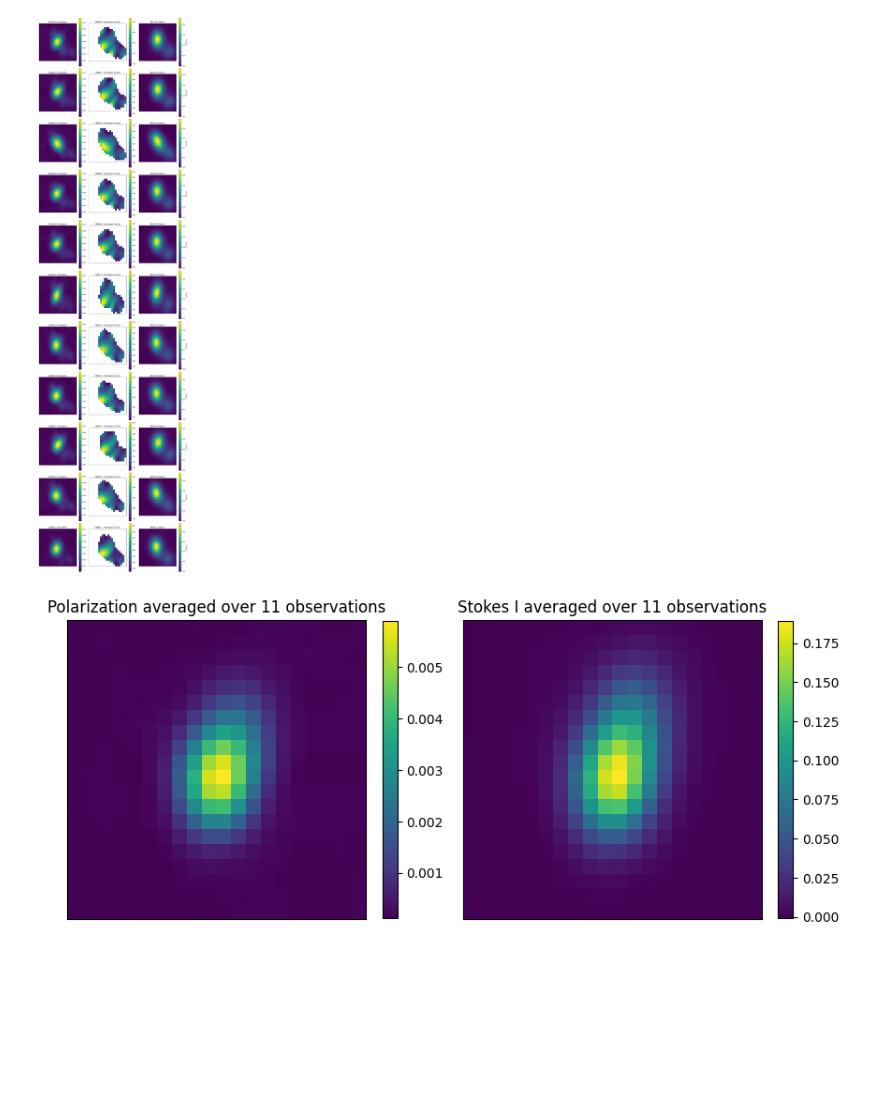
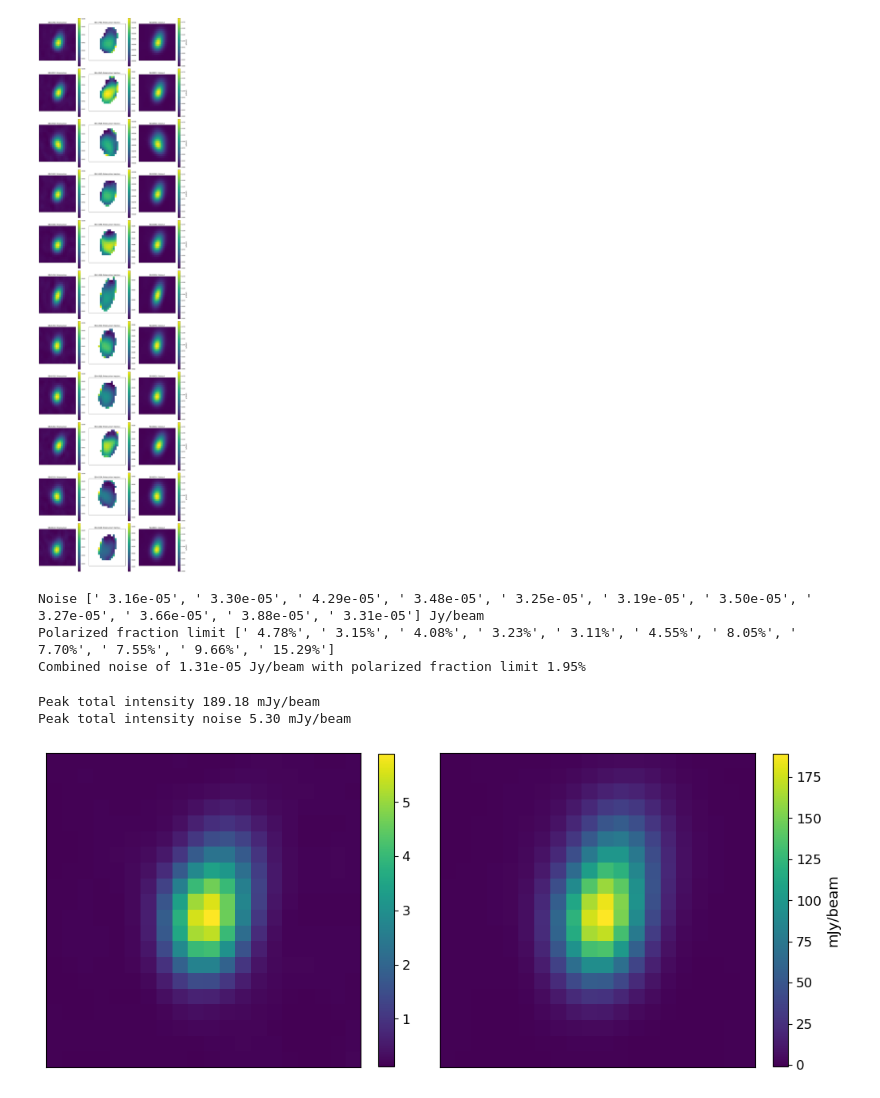
Before and after one commit to hanyu-xiao/ast425-hanyu, a Jupyter notebook: polarizationMulti.ipynb, the cells around one changed output. Drawn from its saved outputs; the diff is of its cells as text; code cells hidden in the pictures; blank space fills up the shorter version.

```diff
--- a/polarizationMulti.ipynb
+++ b/polarizationMulti.ipynb
@@ -23,14 +23,17 @@ import numpy as np
 # Catalog source 2 rough pixel coords (2611, 1705)
 
 targetPix = (1630, 1725)
+targetPix = (944, 2281)
+searchRadius = 10 # half the side length of the square to search for
 targetRegion = eval('slice(targetPix[0]-searchRadius,targetPix[0]+searchRadius), slice(targetPix[1]-searchRadius, targetPix[1]+searchRadius)')
 dataPavg = np.zeros((3240,3240)) # should match the shape of the FITS files data
 dataIavg = np.zeros_like(dataPavg)
-searchRadius = 10 # half the side length of the square to search for
 SBIDlist = ['44780', '44857', '44918', '45060', '45086', '45416', '46350', '46419', '46492', '46554', '48611'] # specify the scheduling block IDs for each observation
 numObs = len(SBIDlist)
-targetPlist = np.empty(numObs)
-targetPfraclist = np.empty(numObs)
+targetPlist = np.zeros(numObs)
+targetPnoiselist = np.zeros(numObs)
+targetPfraclist = np.zeros(numObs)
+targetIlist = np.zeros(numObs)
 
 fig, axes = plt.subplots(numObs, 3, figsize=(15, 5*numObs))
 # fig.suptitle('Polarization (left), Polarization fraction (middle), Stokes I (right)')
@@ -42,6 +45,7 @@ for k, sbid in enumerate(SBIDlist):
         dataObsP = hdulObsP[0].data
     sliceP = dataObsP[targetRegion]
     targetPlist[k] = np.nanmax(sliceP)
+    targetPnoiselist[k] = np.nanstd(sliceP)
     dataPavg += dataObsP / numObs # just averaging the slice would suffice, but having the whole image may become useful
 
     # polarization fraction
@@ -49,15 +53,19 @@ for k, sbid in enumerate(SBIDlist):
         dataObsPf = hdulObsPf[0].data
     slicePf = dataObsPf[targetRegion]
     targetPfraclist[k] = np.nanmax(slicePf)
-    dataIavg += dataObsI / numObs
 
     # Stokes I
     with fits.open(f'sb{sbid}/image/SB{sbid}-MFS-image.fits') as hdulObsI:
         dataObsI = hdulObsI[0].data[0,0]
     sliceI = dataObsI[targetRegion]
+    # print(np.max(sliceI))
+    targetIlist[k] = np.nanmax(sliceI)
+    dataIavg += dataObsI / numObs
 
     # Plot P
     im0 = axes[k, 0].imshow(sliceP, origin='lower', cmap='viridis')
+    if np.isnan(targetPfraclist[k]):
+        axes[k, 0].text(0.95, 0.95, f'Noise: {targetPnoiselist[k]:.2e}', transform=axes[k, 0].transAxes, ha='right', va='top', color='black', fontsize=10, bbox=dict(facecolor='white', alpha=0.9))
     axes[k, 0].set_title(f'SB{sbid}: Polarization')
     axes[k, 0].set_xticks([])  # Hide x-axis ticks
     axes[k, 0].set_yticks([])  # Hide y-axis ticks
@@ -78,21 +86,48 @@ for k, sbid in enumerate(SBIDlist):
     plt.colorbar(im2, ax=axes[k, 2], label='Jy/beam')
 
 plt.tight_layout()
-plt.show()
+plt.show();
 # %% [output]
-[figure, old version]
+[figure, new version]
+# %%
+print('Noise', [f' {targetPnoise:.2e}' for targetPnoise in targetPnoiselist], 'Jy/beam')
+print('Polarized fraction limit', [f' {3*targetPnoise/targetI:.2%}' for targetPnoise, targetI in zip(targetPnoiselist, targetIlist)])
+targetPnoiseAvg = np.nanstd(dataPavg[targetRegion])
+targetIAvg = np.nanmax(dataIavg[targetRegion])
+print(f'Combined noise of {targetPnoiseAvg:.2e} Jy/beam with polarized fraction limit {3*targetPnoiseAvg/targetIAvg:.2%}')
+# %% [output]
+Noise [' 3.16e-05', ' 3.30e-05', ' 4.29e-05', ' 3.48e-05', ' 3.25e-05', ' 3.19e-05', ' 3.50e-05', ' 3.27e-05', ' 3.66e-05', ' 3.88e-05', ' 3.31e-05'] Jy/beam
+Polarized fraction limit [' 4.78%', ' 3.15%', ' 4.08%', ' 3.23%', ' 3.11%', ' 4.55%', ' 8.05%', ' 7.70%', ' 7.55%', ' 9.66%', ' 15.29%']
+Combined noise of 1.31e-05 Jy/beam with polarized fraction limit 1.95%
 # %%
 # plot the region around the target (GRB221009A) in polarization, polarization fraction, and Stokes I
 fig, axes = plt.subplots(1, 2, figsize=(10, 5))
-PAvgImage = axes[0].imshow(dataPavg[targetRegion], origin='lower', cmap='viridis')
+plt.tight_layout()
+PAvgImage = axes[0].imshow(dataPavg[targetRegion]*1e3, origin='lower', cmap='viridis')
 axes[0].set_xticks([])
 axes[0].set_yticks([])
-axes[0].set_title(f'Polarization averaged over {numObs} observations')
-plt.colorbar(PAvgImage, ax=axes[0], fraction=.045)
-IAvgImage = axes[1].imshow(dataIavg[targetRegion], origin='lower', cmap='viridis')
+# axes[0].set_title(f'Polarization averaged over {numObs} observations')
+cbar0 = plt.colorbar(PAvgImage, ax=axes[0], fraction=.045)
+cbar0.ax.tick_params(labelsize=12)
+IAvgImage = axes[1].imshow(dataIavg[targetRegion]*1e3, origin='lower', cmap='viridis')
+
+
+radius = 6  # Adjust based on source size
+y, x = np.ogrid[:searchRadius*2, :searchRadius*2] # Generate coordinate grid
+targetI = dataIavg[targetRegion].copy()
+distance_from_center = np.sqrt((x - searchRadius)**2 + (y - searchRadius)**2) # Calculate distances from the center
+targetI[distance_from_center < radius] = np.nan # Set all pixels within the circle to NaN
+
+print(f'Peak total intensity {np.max(dataIavg[targetRegion])*1e3:.2f} mJy/beam')
+print(f'Peak total intensity noise {np.nanstd(targetI)*1e3:.2f} mJy/beam')
+
 axes[1].set_xticks([])
 axes[1].set_yticks([])
-axes[1].set_title(f'Stokes I averaged over {numObs} observations')
-plt.colorbar(IAvgImage, ax=axes[1], fraction=.045);
+# axes[1].set_title(f'Stokes I averaged over {numObs} observations')
+cbar1 = plt.colorbar(IAvgImage, ax=axes[1], fraction=.045, label='mJy/beam')
+cbar1.ax.tick_params(labelsize=12)
+cbar1.set_label('mJy/beam', size=13);
 # %% [output]
+Peak total intensity 189.18 mJy/beam
+Peak total intensity noise 5.30 mJy/beam
-[figure, old version]
+[figure, new version]
```
Also changed, not shown: 1 other file.
